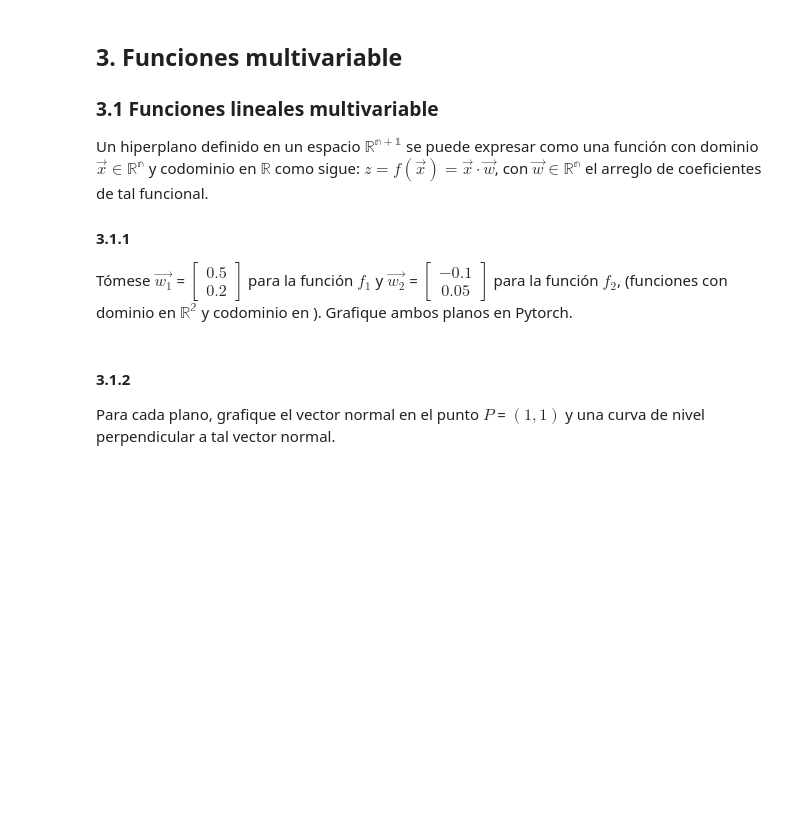
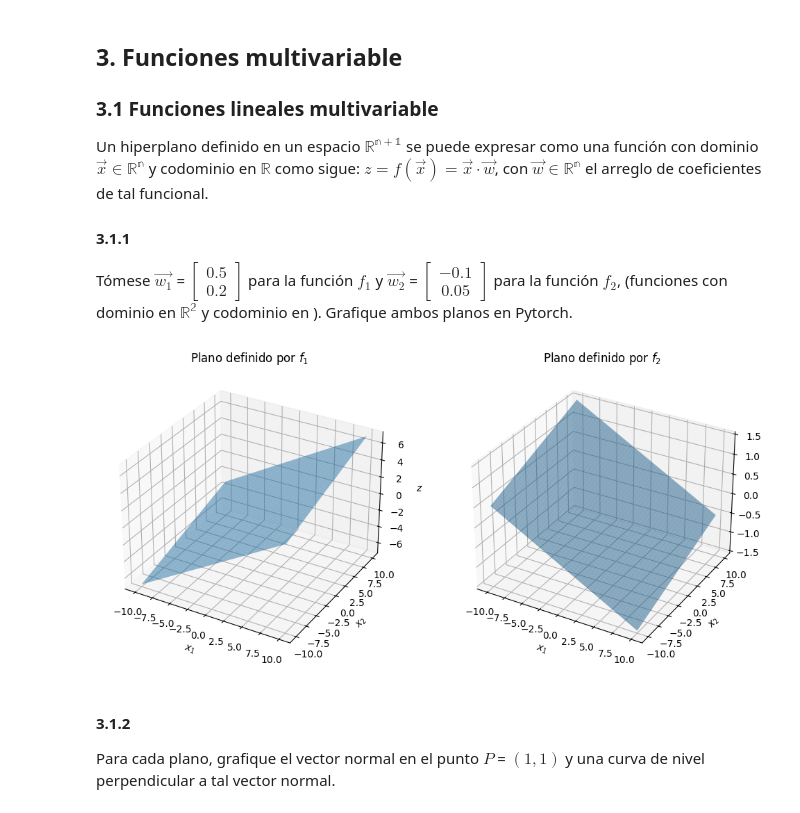
Before and after one commit to isvargasmsft/cs-homeworks, a Jupyter notebook: Optimization/tp1.ipynb, the cells around one changed output. Saved outputs shown, nothing was run; the diff lists cells and outputs as text; code cells hidden in the pictures; blank space fills up the shorter version.

```diff
--- a/Optimization/tp1.ipynb
+++ b/Optimization/tp1.ipynb
@@ -532,3 +530,47 @@ import torch
+# %%
+import torch
+import matplotlib.pyplot as plt
+import numpy as np
+
+# Definir los vectores w1 y w2
+w1 = torch.tensor([0.5, 0.2])
+w2 = torch.tensor([-0.1, 0.05])
+
+# Definir la función f
+def f(x, w):
+    return torch.dot(x, w)
+
+# Crear una malla de puntos en el dominio
+x1 = np.linspace(-10, 10, 100)
+x2 = np.linspace(-10, 10, 100)
+X1, X2 = np.meshgrid(x1, x2)
+
+# Calcular los valores de z para cada punto en la malla
+Z1 = X1 * w1[0].item() + X2 * w1[1].item()
+Z2 = X1 * w2[0].item() + X2 * w2[1].item()
+
+# Graficar los planos
+fig = plt.figure(figsize=(12, 6))
+
+# Plano 1
+ax1 = fig.add_subplot(121, projection='3d')
+ax1.plot_surface(X1, X2, Z1, alpha=0.5)
+ax1.set_title('Plano definido por $f_1$')
+ax1.set_xlabel('$x_1$')
+ax1.set_ylabel('$x_2$')
+ax1.set_zlabel('$z$')
+
+# Plano 2
+ax2 = fig.add_subplot(122, projection='3d')
+ax2.plot_surface(X1, X2, Z2, alpha=0.5)
+ax2.set_title('Plano definido por $f_2$')
+ax2.set_xlabel('$x_1$')
+ax2.set_ylabel('$x_2$')
+ax2.set_zlabel('$z$')
+
+plt.show()
+# %% [output]
+[figure, added]
 # %% [markdown]
 #### 3.1.2
 Para cada plano, grafique el vector normal en el punto $P$ = $(1,1)$ y una curva de nivel perpendicular a tal vector normal.
```
Also changed, not shown: parts of 2 cells of this notebook.
